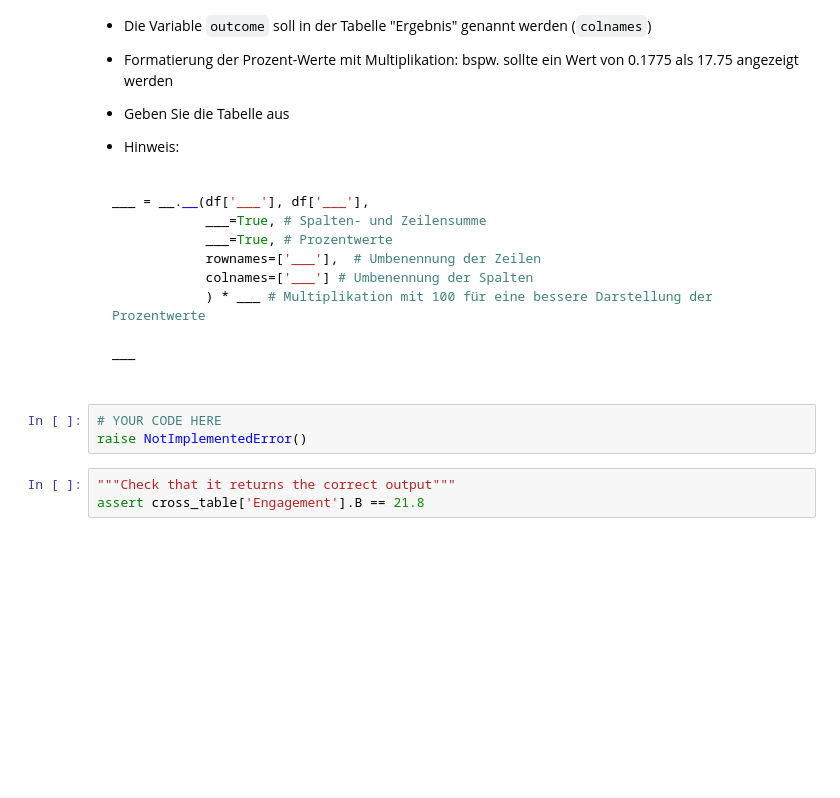
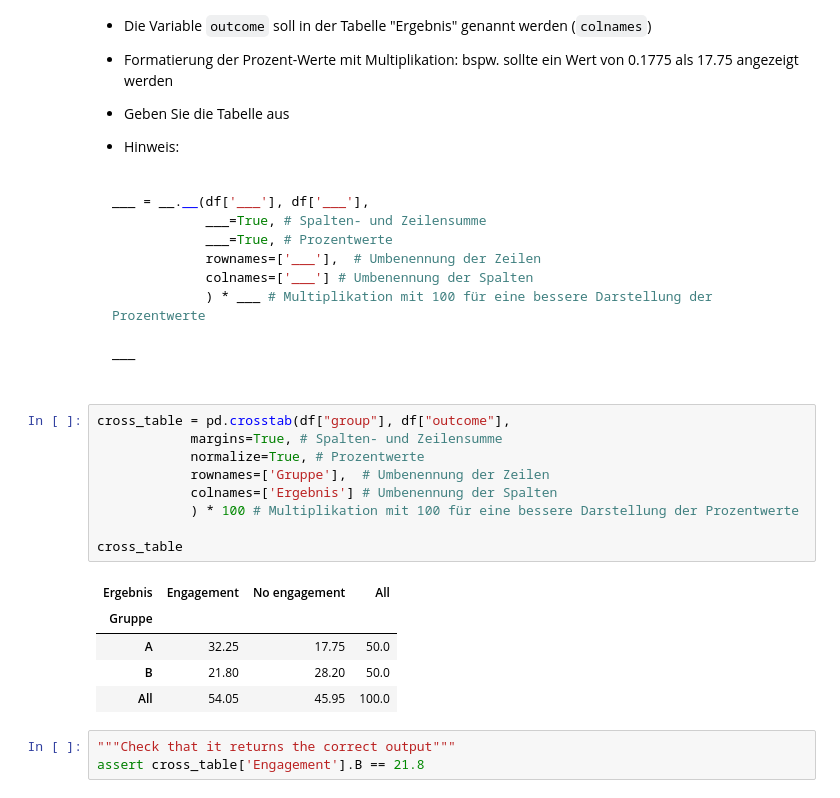
Before and after one commit to mn086/generative-models, a Jupyter notebook: ae/1_netflix.ipynb, the cells around one changed output. Drawn from its saved outputs; the diff is of its cells as text; blank space fills up the shorter version.

````diff
--- a/ae/1_netflix.ipynb
+++ b/ae/1_netflix.ipynb
@@ -85,9 +100,21 @@ ___ = __.__(df['___'], df['___'],
 ___
 
 ```
-# %%
-# YOUR CODE HERE
-raise NotImplementedError()
+# %%
+cross_table = pd.crosstab(df["group"], df["outcome"],
+            margins=True, # Spalten- und Zeilensumme
+            normalize=True, # Prozentwerte
+            rownames=['Gruppe'],  # Umbenennung der Zeilen
+            colnames=['Ergebnis'] # Umbenennung der Spalten
+            ) * 100 # Multiplikation mit 100 für eine bessere Darstellung der Prozentwerte
+
+cross_table
+# %% [output]
+| Ergebnis | Engagement | No engagement | All |
+| Gruppe |  |  |  |
+| A | 32.25 | 17.75 | 50.0 |
+| B | 21.80 | 28.20 | 50.0 |
+| All | 54.05 | 45.95 | 100.0 |
 # %%
 """Check that it returns the correct output"""
 assert cross_table['Engagement'].B == 21.8
````
Also changed, not shown: parts of 1 cell of this notebook.
